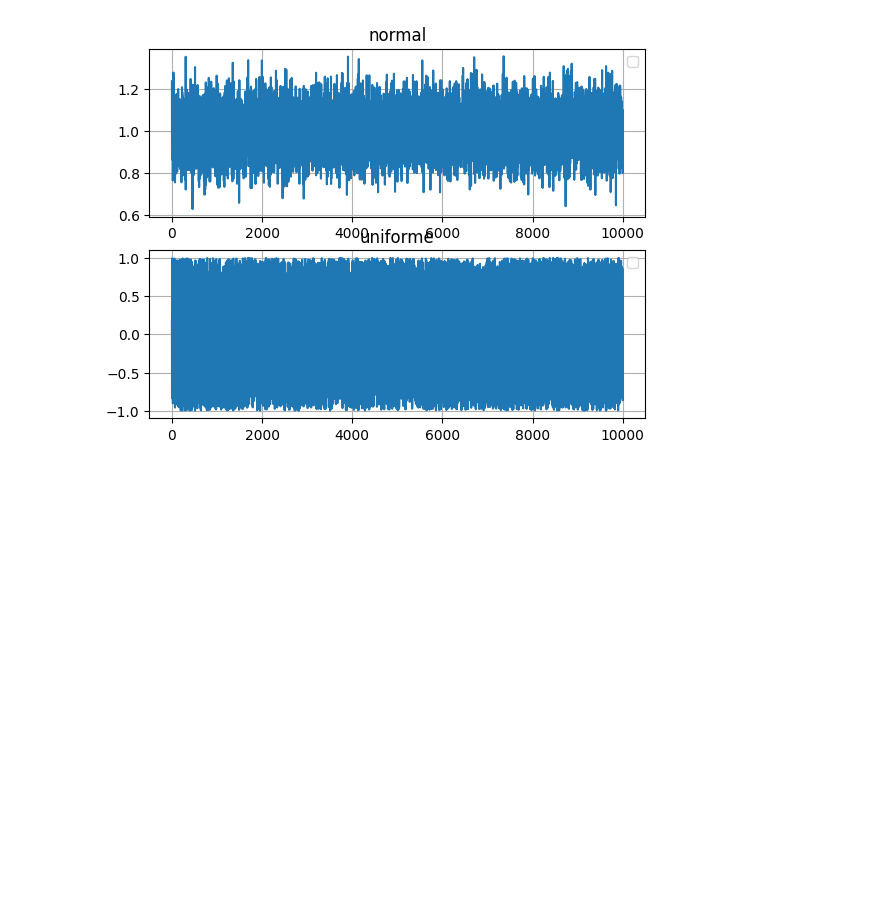
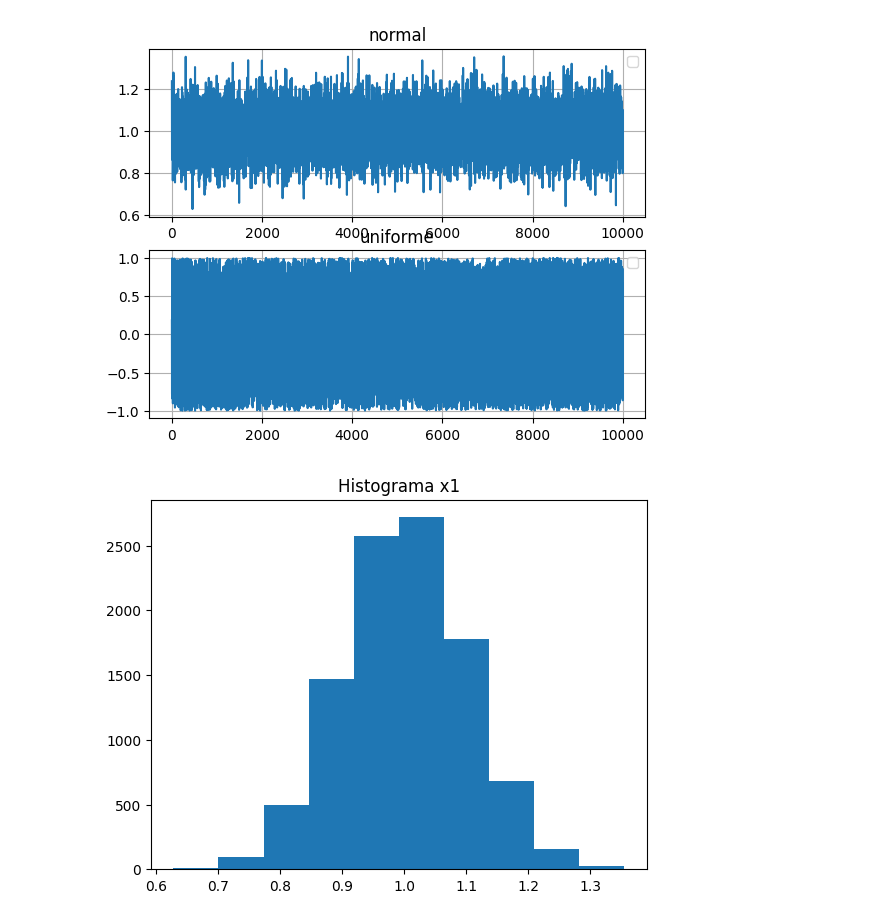
Before and after one commit to LcsGondra/bloco-pds, a Jupyter notebook: INTRO A PDS/TP3/questao2.ipynb, the cells around one changed output. Saved outputs shown, nothing was run; the diff lists cells and outputs as text; code cells hidden in the pictures; blank space fills up the shorter version.

```diff
--- a/INTRO A PDS/TP3/questao2.ipynb
+++ b/INTRO A PDS/TP3/questao2.ipynb
@@ -64,3 +64,9 @@ plt.legend()
 plt.show()
 # %% [output]
 [figure]
+# %%
+plt.hist(x1)
+plt.title("Histograma x1")
+plt.show()
+# %% [output]
+[figure, added]
```
Also changed, not shown: parts of 1 cell of this notebook.
